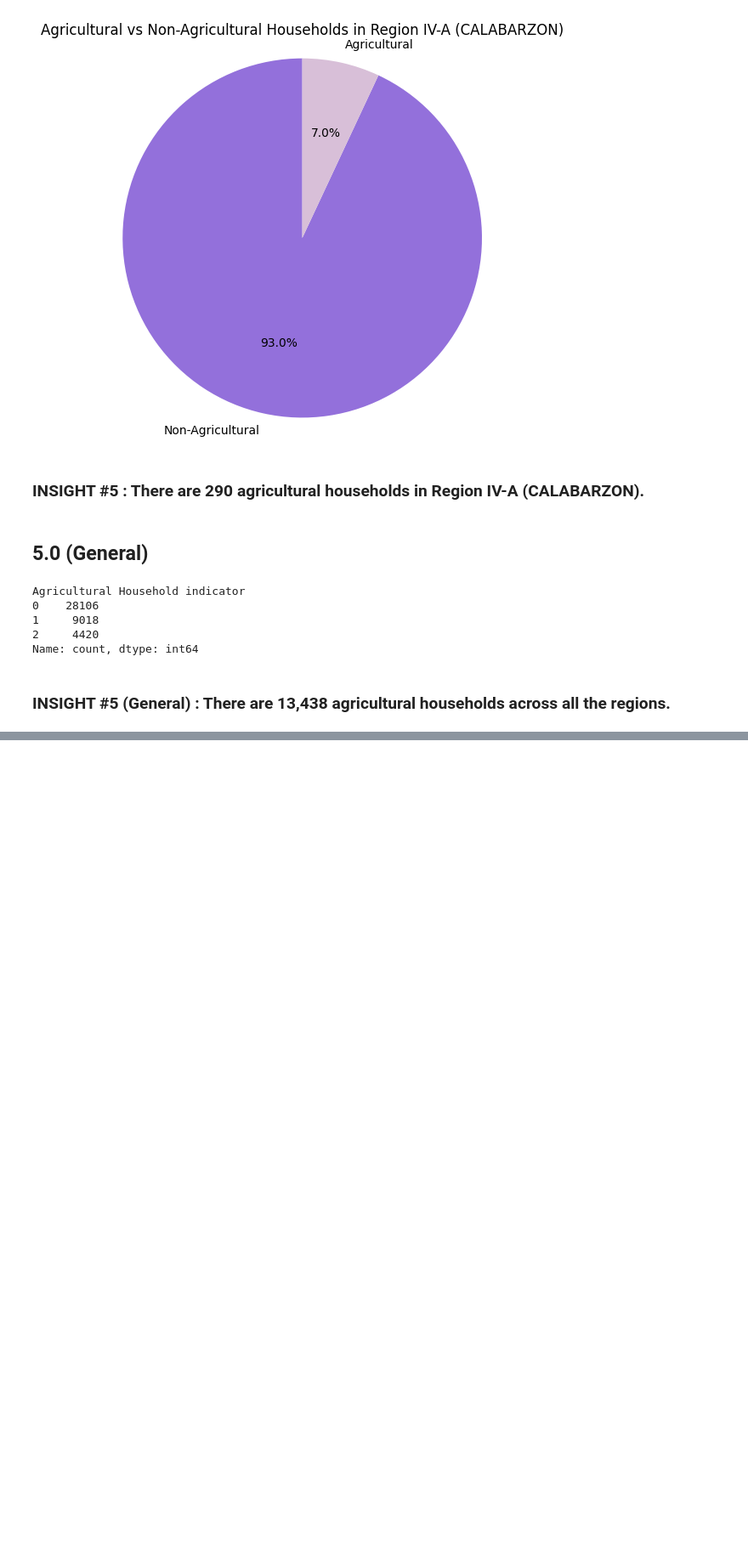
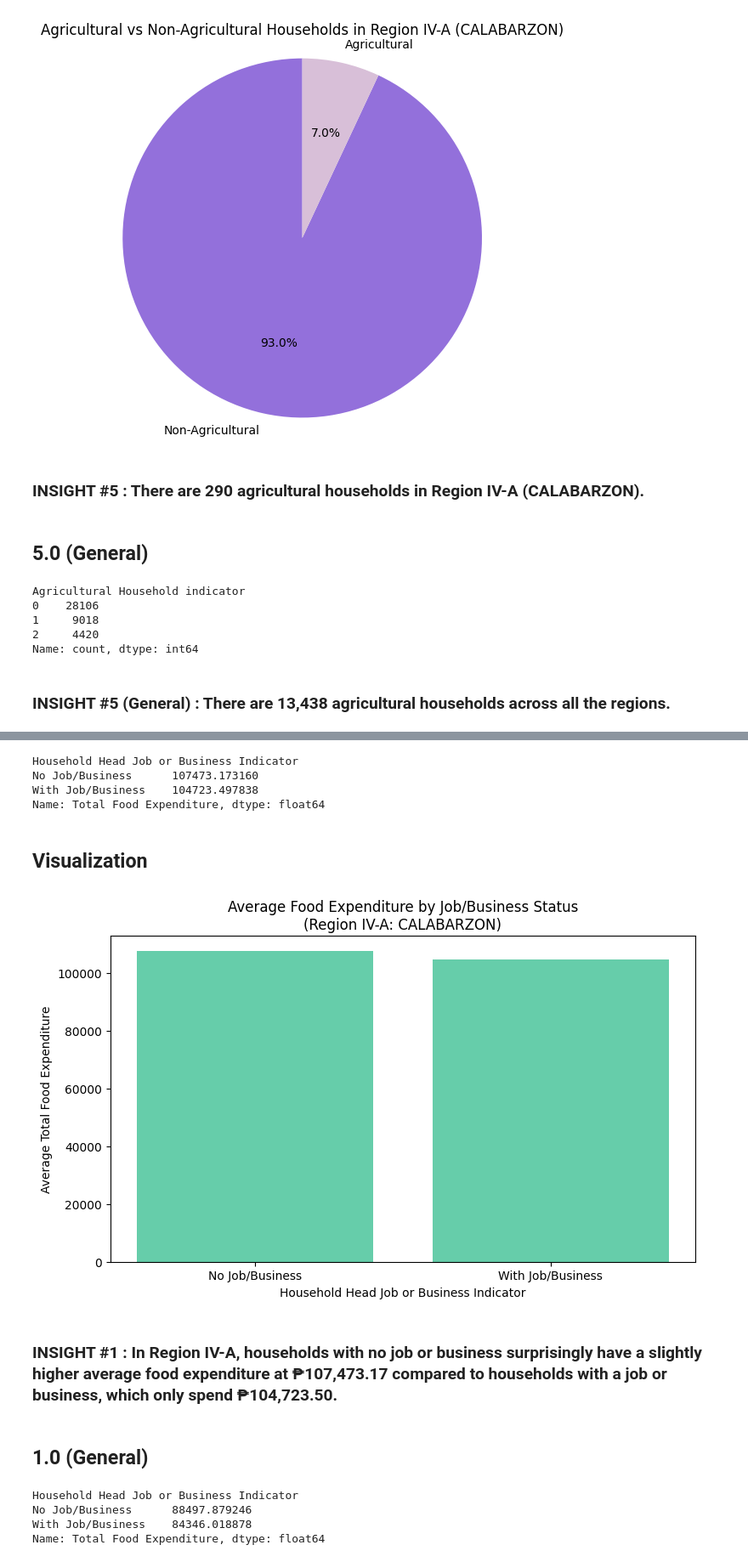
Before and after one commit to alleysOonie/DATA-ANALYTICS-FINALS-PROJECT, a Jupyter notebook: Finals Project.ipynb, the cells around one changed output, grey strips where cells are left out. Shown at 85% size. Saved outputs shown, nothing was run; the diff lists cells and outputs as text; code cells hidden in the pictures; blank space fills up the shorter version.

```diff
--- a/Finals Project.ipynb
+++ b/Finals Project.ipynb
@@ -429,0 +434,2 @@ Name: count, dtype: int64
+# %%
+calabarzon = FIE[FIE["Region"] == "IVA - CALABARZON"]
@@ -429,0 +452,26 @@ Name: count, dtype: int64
+# %%
+expenditure_business_job = calabarzon.groupby("Household Head Job or Business Indicator")["Total Food Expenditure"].mean()
+# %%
+expenditure_business_job
+# %% [output]
+Household Head Job or Business Indicator
+No Job/Business      107473.173160
+With Job/Business    104723.497838
+Name: Total Food Expenditure, dtype: float64
+# %% [markdown]
+<h2> <b> Visualization </h2>
+# %%
+plt.figure(figsize=(8,5))
+plt.bar(expenditure_business_job.index, expenditure_business_job.values, color = "mediumaquamarine")
+plt.xlabel("Household Head Job or Business Indicator")
+plt.ylabel("Average Total Food Expenditure")
+plt.title("Average Food Expenditure by Job/Business Status\n(Region IV-A: CALABARZON)")
+plt.xticks(rotation=0)
+plt.tight_layout()
+plt.show()
+# %% [output]
+[figure, added]
+# %% [markdown]
+<h3> INSIGHT #1 : In Region IV-A, households with no job or business surprisingly have a slightly higher average food expenditure at ₱107,473.17 compared to households with a job or business, which only spend ₱104,723.50. </h3>
+# %% [markdown]
+<H2> <B> 1.0 (General) </H2>
@@ -429,0 +480,7 @@ Name: count, dtype: int64
+# %%
+expenditure_business_job_general
+# %% [output]
+Household Head Job or Business Indicator
+No Job/Business      88497.879246
+With Job/Business    84346.018878
+Name: Total Food Expenditure, dtype: float64
```
Also changed, not shown: parts of 40 cells of this notebook.
